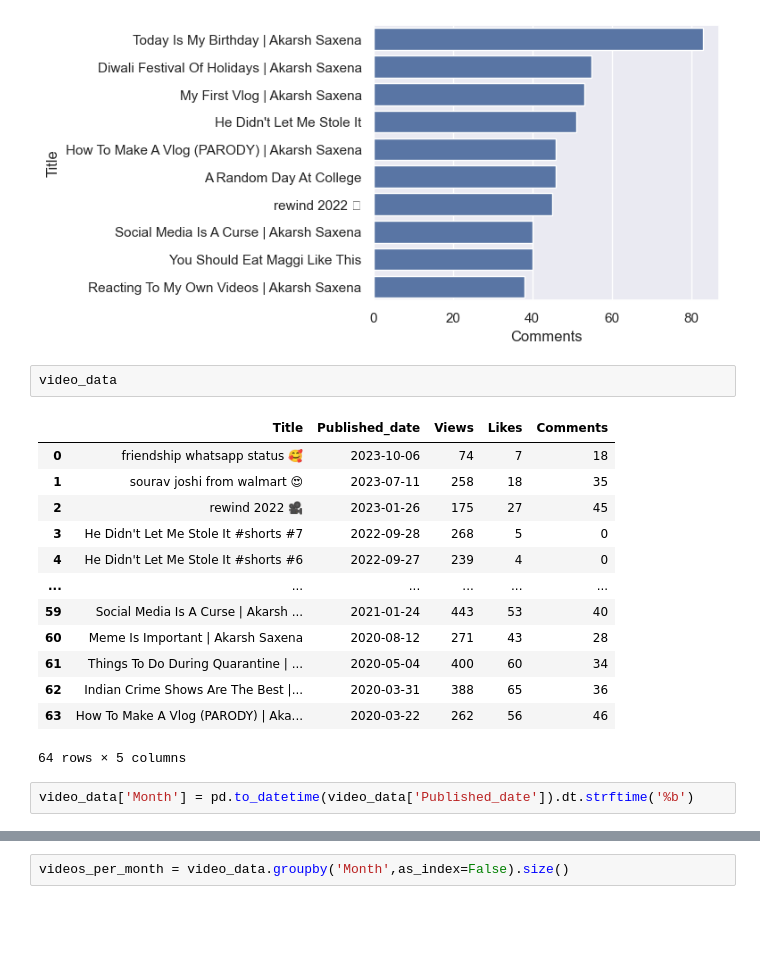
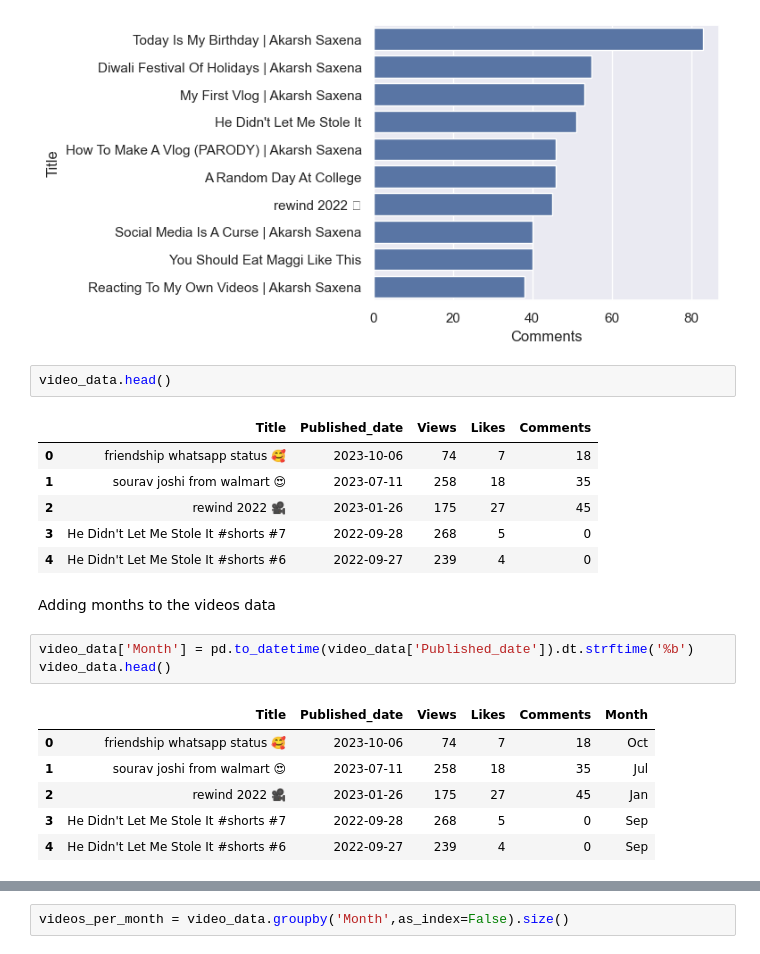
Before and after one commit to Devendra-pawar/My_projects, a Jupyter notebook: 1-End to End/1_Youtube Analysis/YT_analysis_Code - Copy.ipynb, the cells around one changed output, grey strips where cells are left out. Drawn from its saved outputs; the diff is of its cells as text; blank space fills up the shorter version.

```diff
--- a/1-End to End/1_Youtube Analysis/YT_analysis_Code - Copy.ipynb
+++ b/1-End to End/1_Youtube Analysis/YT_analysis_Code - Copy.ipynb
@@ -323,7 +343,7 @@ ax1 = sns.barplot(x= "Comments",y="Title",data = top10_videos)
 # %% [output]
 [figure]
 # %%
-video_data
+video_data.head()
 # %% [output]
 |  | Title | Published_date | Views | Likes | Comments |
 | 0 | friendship whatsapp status 🥰 | 2023-10-06 | 74 | 7 | 18 |
@@ -331,12 +351,15 @@ video_data
 | 2 | rewind 2022 🎥 | 2023-01-26 | 175 | 27 | 45 |
 | 3 | He Didn't Let Me Stole It #shorts #7 | 2022-09-28 | 268 | 5 | 0 |
 | 4 | He Didn't Let Me Stole It #shorts #6 | 2022-09-27 | 239 | 4 | 0 |
-| ... | ... | ... | ... | ... | ... |
-| 59 | Social Media Is A Curse | Akarsh ... | 2021-01-24 | 443 | 53 | 40 |
-| 60 | Meme Is Important | Akarsh Saxena | 2020-08-12 | 271 | 43 | 28 |
-| 61 | Things To Do During Quarantine | ... | 2020-05-04 | 400 | 60 | 34 |
-| 62 | Indian Crime Shows Are The Best |... | 2020-03-31 | 388 | 65 | 36 |
-| 63 | How To Make A Vlog (PARODY) | Aka... | 2020-03-22 | 262 | 56 | 46 |
-64 rows × 5 columns
+# %% [markdown]
+Adding months to the videos data
 # %%
 video_data['Month'] = pd.to_datetime(video_data['Published_date']).dt.strftime('%b')
+video_data.head()
+# %% [output]
+|  | Title | Published_date | Views | Likes | Comments | Month |
+| 0 | friendship whatsapp status 🥰 | 2023-10-06 | 74 | 7 | 18 | Oct |
+| 1 | sourav joshi from walmart 😍 | 2023-07-11 | 258 | 18 | 35 | Jul |
+| 2 | rewind 2022 🎥 | 2023-01-26 | 175 | 27 | 45 | Jan |
+| 3 | He Didn't Let Me Stole It #shorts #7 | 2022-09-28 | 268 | 5 | 0 | Sep |
+| 4 | He Didn't Let Me Stole It #shorts #6 | 2022-09-27 | 239 | 4 | 0 | Sep |
```
Also changed, not shown: parts of 42 cells of this notebook.
